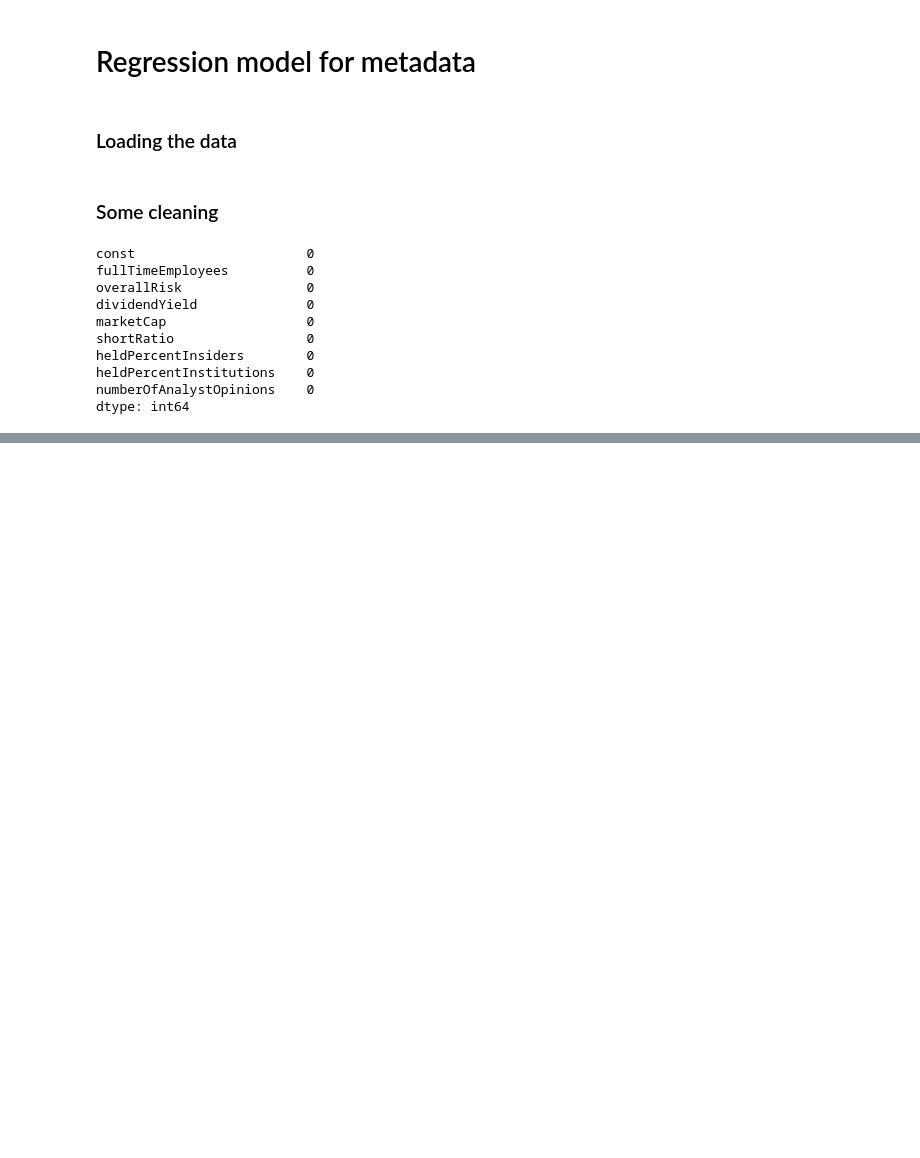
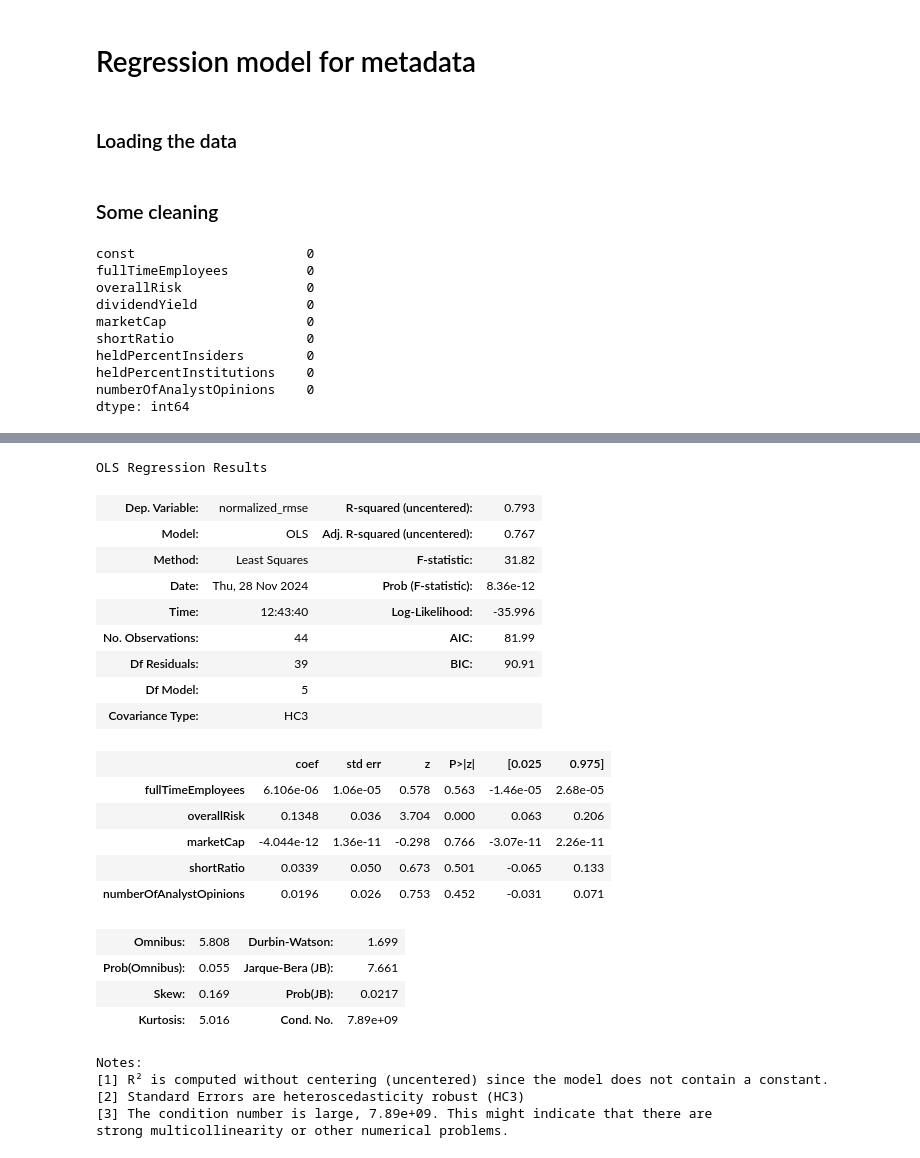
Before and after one commit to Sondringsen/ProjectThesis, a Jupyter notebook: notebooks/models/regression.ipynb, the cells around one changed output, grey strips where cells are left out. Saved outputs shown, nothing was run; the diff lists cells and outputs as text; code cells hidden in the pictures; blank space fills up the shorter version.

```diff
--- a/notebooks/models/regression.ipynb
+++ b/notebooks/models/regression.ipynb
@@ -99,0 +142,31 @@ plt.show()
+# %%
+import pandas as pd
+from sklearn.linear_model import Lasso
+from sklearn.metrics import mean_squared_error, r2_score
+
+# Fit the Lasso regression model
+lasso = Lasso(alpha=0.1)  # Adjust alpha for regularization strength
+lasso.fit(X, Y)
+
+# Predict on the test set
+Y_pred = lasso.predict(X)
+
+# Model evaluation
+mse = mean_squared_error(Y, Y_pred)
+r2 = r2_score(Y, Y_pred)
+
+# Create a summary DataFrame for coefficients
+coef_summary = pd.DataFrame({
+    "Feature": X.columns,#[col for col in X.columns],  # Assuming feature names as X1, X2, etc.
+    "Coefficient": lasso.coef_
+})
+coef_summary = coef_summary[coef_summary["Coefficient"] != 0]  # Optional: Filter non-zero coefficients
+
+# Print summary
+print("Lasso Regression Summary")
+print("="*40)
+print(f"Alpha (Regularization Strength): {lasso.alpha}")
+print(f"Mean Squared Error (MSE): {mse:.4f}")
+print(f"R-Squared (R2): {r2:.4f}")
+print("\nCoefficients:")
+print(coef_summary.to_string(index=False))
@@ -99,0 +185,32 @@ plt.show()
+# %%
+features = coef_summary.Feature
+# %%
+model = OLS(Y, X[features])
+result = model.fit(cov_type='HC3')
+result.summary()
+# %% [output]
+OLS Regression Results
+| Dep. Variable: | normalized_rmse | R-squared (uncentered): | 0.793 |
+| Model: | OLS | Adj. R-squared (uncentered): | 0.767 |
+| Method: | Least Squares | F-statistic: | 31.82 |
+| Date: | Thu, 28 Nov 2024 | Prob (F-statistic): | 8.36e-12 |
+| Time: | 12:43:40 | Log-Likelihood: | -35.996 |
+| No. Observations: | 44 | AIC: | 81.99 |
+| Df Residuals: | 39 | BIC: | 90.91 |
+| Df Model: | 5 |  |  |
+| Covariance Type: | HC3 |  |  |
+|  | coef | std err | z | P>|z| | [0.025 | 0.975] |
+| fullTimeEmployees | 6.106e-06 | 1.06e-05 | 0.578 | 0.563 | -1.46e-05 | 2.68e-05 |
+| overallRisk | 0.1348 | 0.036 | 3.704 | 0.000 | 0.063 | 0.206 |
+| marketCap | -4.044e-12 | 1.36e-11 | -0.298 | 0.766 | -3.07e-11 | 2.26e-11 |
+| shortRatio | 0.0339 | 0.050 | 0.673 | 0.501 | -0.065 | 0.133 |
+| numberOfAnalystOpinions | 0.0196 | 0.026 | 0.753 | 0.452 | -0.031 | 0.071 |
+| Omnibus: | 5.808 | Durbin-Watson: | 1.699 |
+| Prob(Omnibus): | 0.055 | Jarque-Bera (JB): | 7.661 |
+| Skew: | 0.169 | Prob(JB): | 0.0217 |
+| Kurtosis: | 5.016 | Cond. No. | 7.89e+09 |
+Notes:
+[1] R² is computed without centering (uncentered) since the model does not contain a constant.
+[2] Standard Errors are heteroscedasticity robust (HC3)
+[3] The condition number is large, 7.89e+09. This might indicate that there are
+strong multicollinearity or other numerical problems.
```
Also changed, not shown: parts of 10 cells of this notebook, 8 other files.
